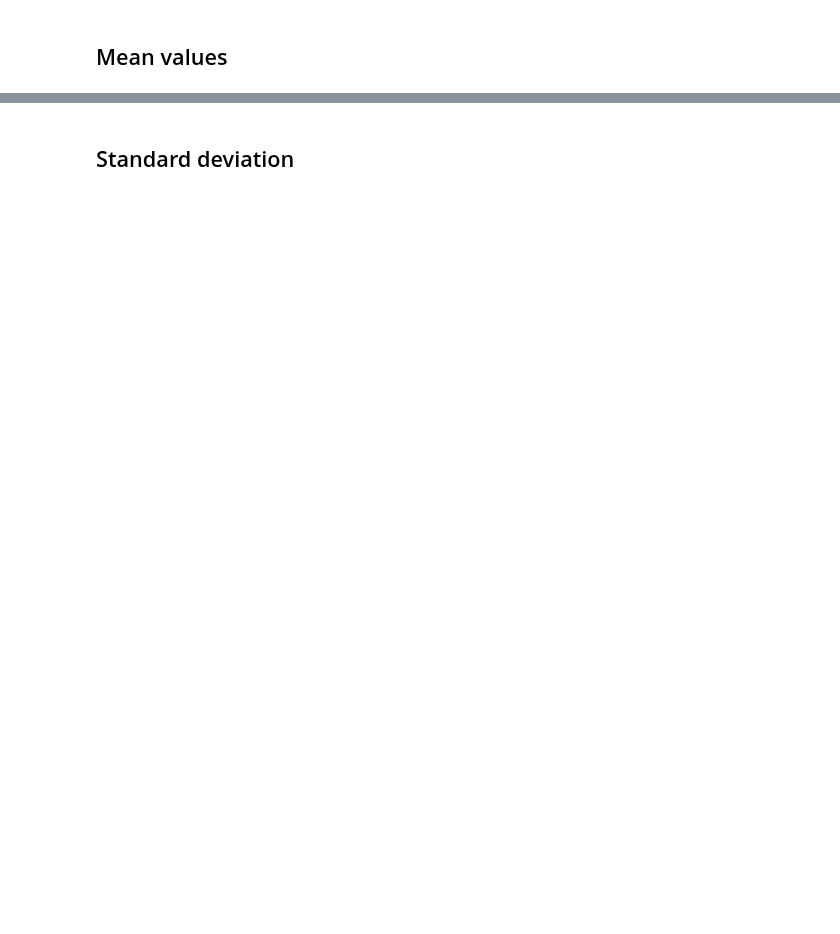
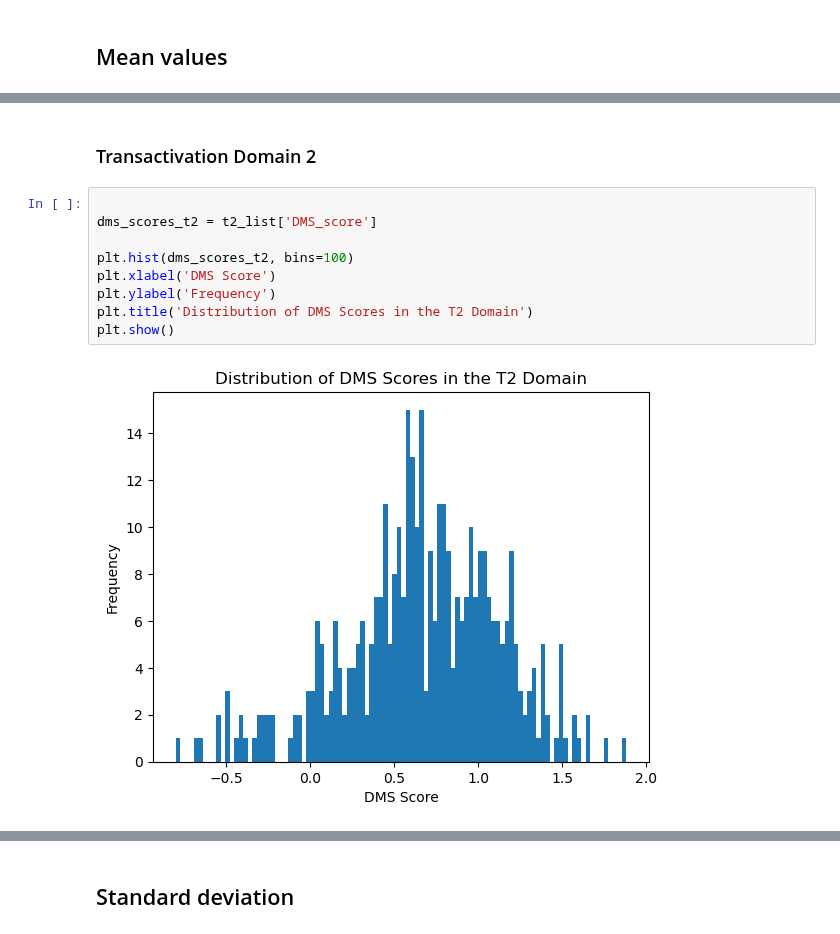
Before and after one commit to datascience-mobi-2023/topic02_team02, a Jupyter notebook: domain_comparison/Domain_slicing.ipynb, the cells around one changed output, grey strips where cells are left out. Saved outputs shown, nothing was run; the diff lists cells and outputs as text; blank space fills up the shorter version.

```diff
--- a/domain_comparison/Domain_slicing.ipynb
+++ b/domain_comparison/Domain_slicing.ipynb
@@ -105,0 +131,13 @@ See the caveats in the documentation: https://pandas.pydata.org/pandas-docs/stab
+# %% [markdown]
+### Transactivation Domain 2
+# %%
+
+dms_scores_t2 = t2_list['DMS_score']
+
+plt.hist(dms_scores_t2, bins=100)
+plt.xlabel('DMS Score')
+plt.ylabel('Frequency')
+plt.title('Distribution of DMS Scores in the T2 Domain')
+plt.show()
+# %% [output]
+[figure, added]
```
Also changed, not shown: parts of 21 cells of this notebook, 1 other file.
